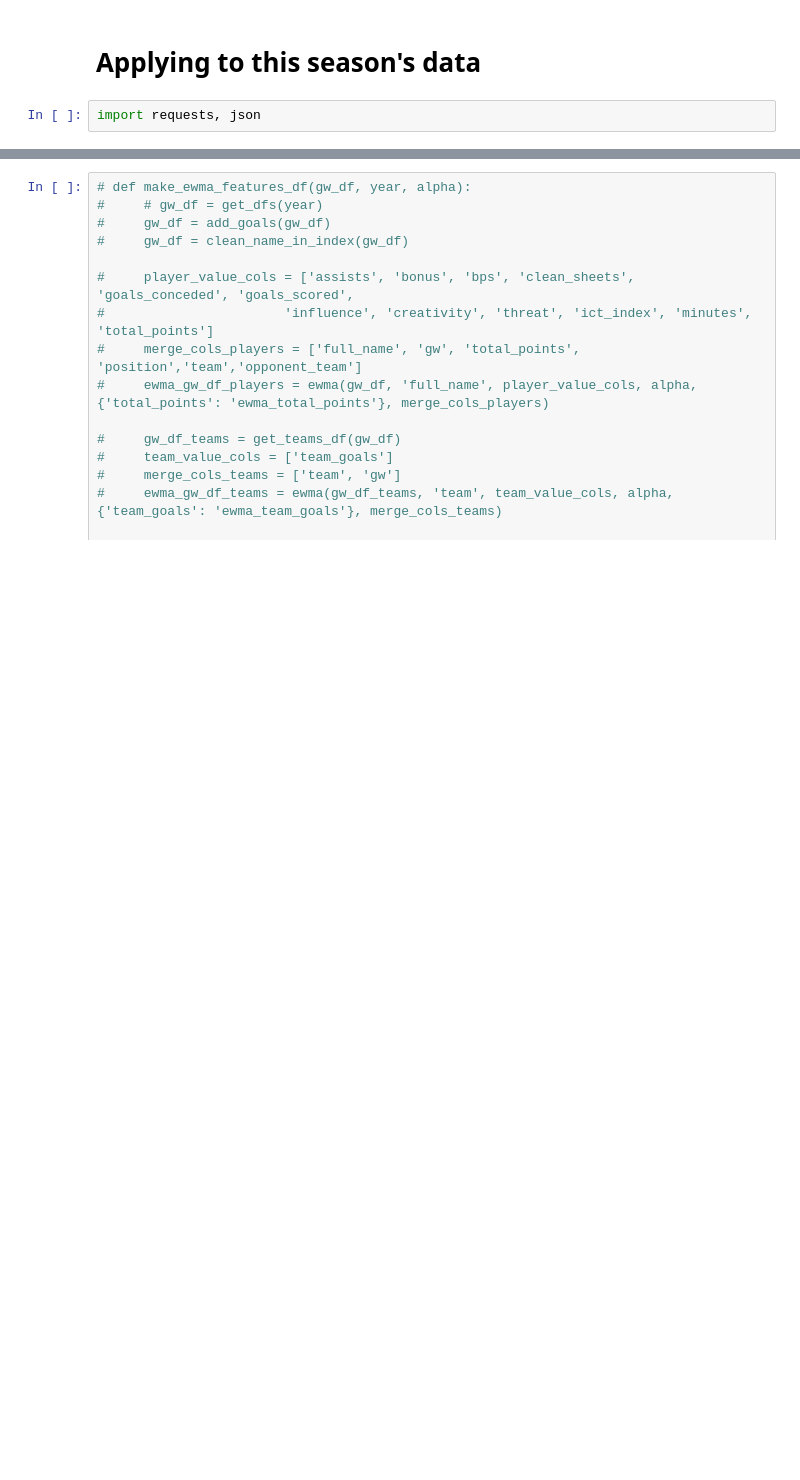
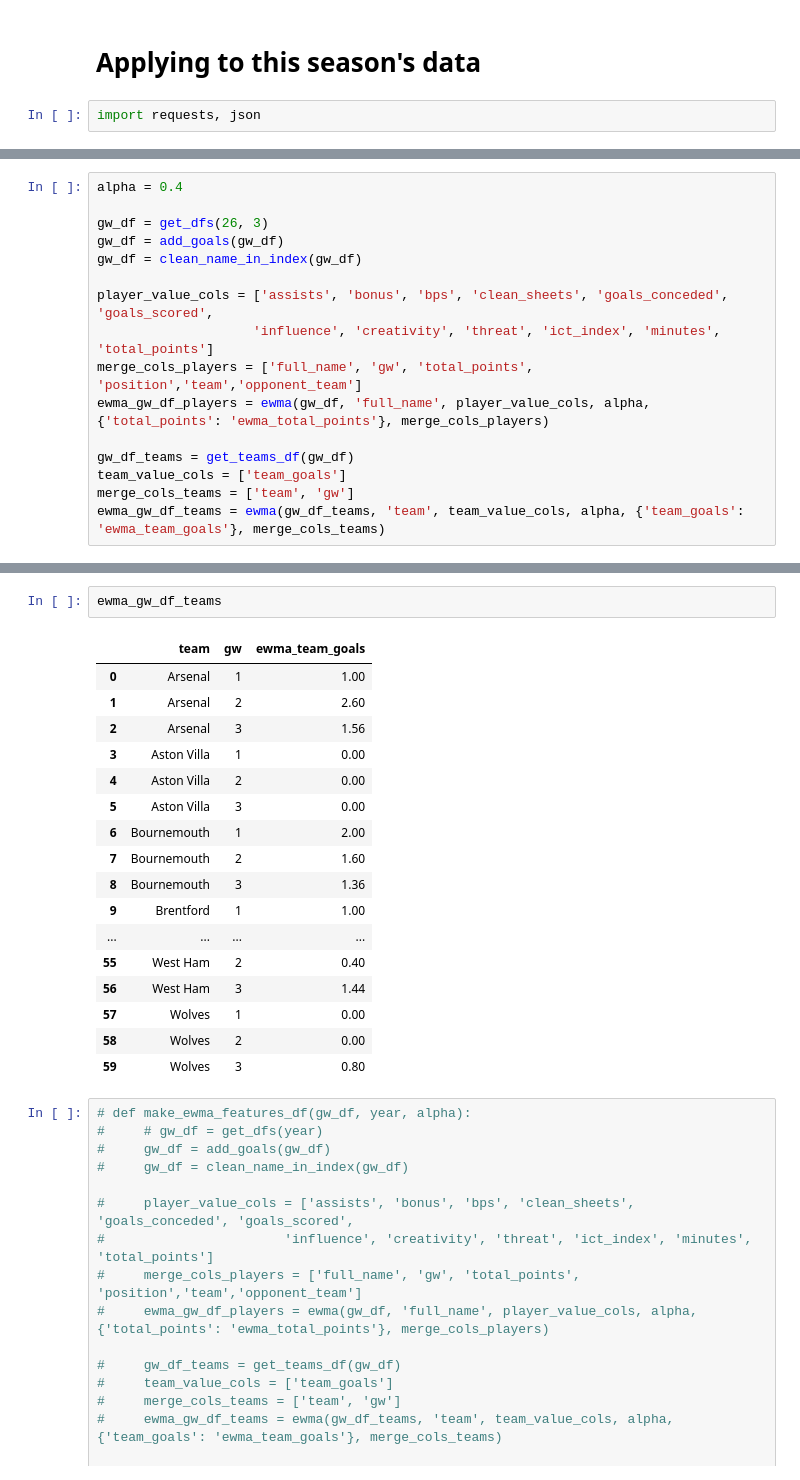
Before and after one commit to doug-ellis/draft_fpl_2526, a Jupyter notebook: transfer/gw_score_predictor_v1.ipynb, the cells around one changed output, grey strips where cells are left out. Cells and saved outputs as stored; diff of their text form; blank space fills up the shorter version.

```diff
--- a/transfer/gw_score_predictor_v1.ipynb
+++ b/transfer/gw_score_predictor_v1.ipynb
@@ -121,0 +94,16 @@ gw_all = pd.concat(gw_dfs).reset_index(drop=True)
+# %%
+alpha = 0.4
+
+gw_df = get_dfs(26, 3)
+gw_df = add_goals(gw_df)
+gw_df = clean_name_in_index(gw_df)
+
+player_value_cols = ['assists', 'bonus', 'bps', 'clean_sheets', 'goals_conceded', 'goals_scored',
+                    'influence', 'creativity', 'threat', 'ict_index', 'minutes', 'total_points']
+merge_cols_players = ['full_name', 'gw', 'total_points', 'position','team','opponent_team']
+ewma_gw_df_players = ewma(gw_df, 'full_name', player_value_cols, alpha, {'total_points': 'ewma_total_points'}, merge_cols_players)
+
+gw_df_teams = get_teams_df(gw_df)
+team_value_cols = ['team_goals']
+merge_cols_teams = ['team', 'gw']
+ewma_gw_df_teams = ewma(gw_df_teams, 'team', team_value_cols, alpha, {'team_goals': 'ewma_team_goals'}, merge_cols_teams)
@@ -122,3 +117,23 @@ gw_all = pd.concat(gw_dfs).reset_index(drop=True)
+# %%
+ewma_gw_df_teams
+# %% [output]
+|  | team | gw | ewma_team_goals |
+| 0 | Arsenal | 1 | 1.00 |
+| 1 | Arsenal | 2 | 2.60 |
+| 2 | Arsenal | 3 | 1.56 |
+| 3 | Aston Villa | 1 | 0.00 |
+| 4 | Aston Villa | 2 | 0.00 |
+| 5 | Aston Villa | 3 | 0.00 |
+| 6 | Bournemouth | 1 | 2.00 |
+| 7 | Bournemouth | 2 | 1.60 |
+| 8 | Bournemouth | 3 | 1.36 |
+| 9 | Brentford | 1 | 1.00 |
+| ... | ... | ... | ... |
+| 55 | West Ham | 2 | 0.40 |
+| 56 | West Ham | 3 | 1.44 |
+| 57 | Wolves | 1 | 0.00 |
+| 58 | Wolves | 2 | 0.00 |
+| 59 | Wolves | 3 | 0.80 |
 # %%
 # def make_ewma_features_df(gw_df, year, alpha):
 #     # gw_df = get_dfs(year)
```
Also changed, not shown: parts of 7 cells of this notebook.
